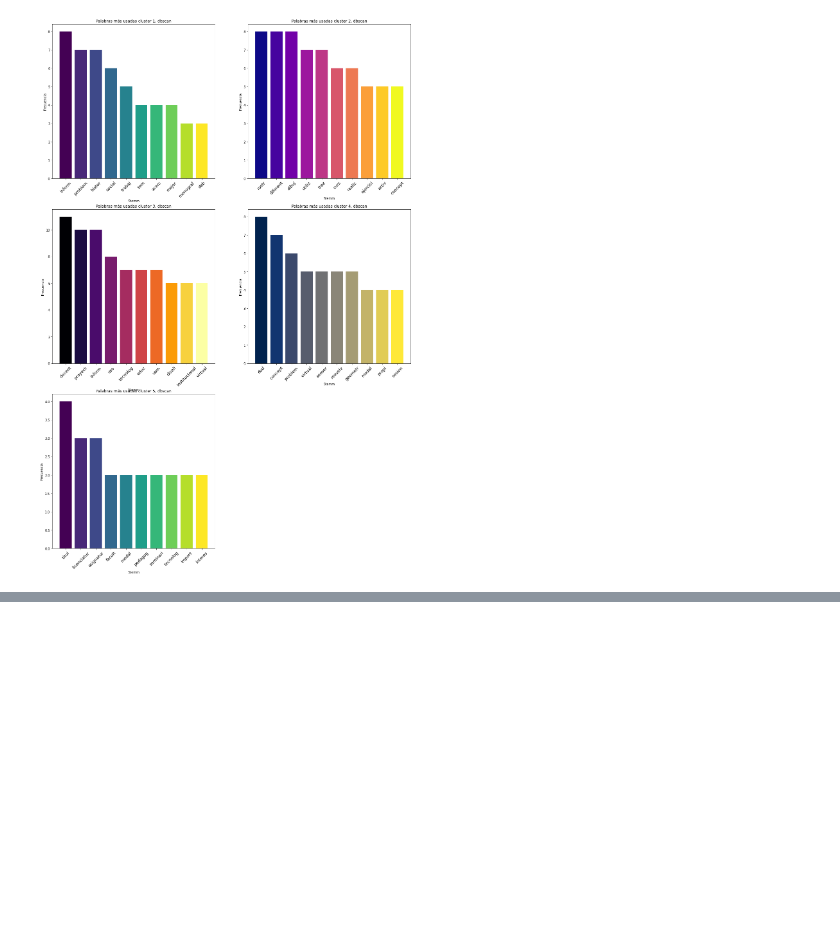
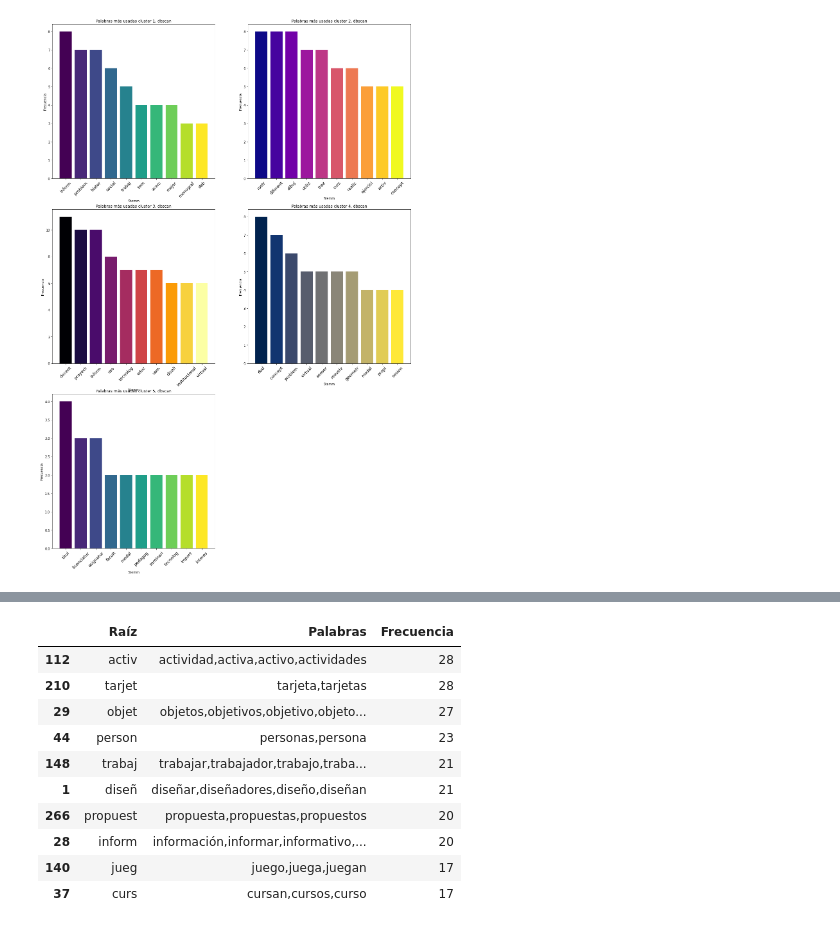
Before and after one commit to DanielaAndaluz/Aplicacion-de-algoritmos-de-clusterizacion-para-la-identificacion-de-patrones-en-las-reflexiones, a Jupyter notebook: Palabras-frecuentes.ipynb, the cells around one changed output, grey strips where cells are left out. Drawn from its saved outputs; the diff is of its cells as text; code cells hidden in the pictures; blank space fills up the shorter version.

```diff
--- a/Palabras-frecuentes.ipynb
+++ b/Palabras-frecuentes.ipynb
@@ -209,0 +235,14 @@ plt.savefig('dbscan.png')
+# %%
+palabras_from_stemm(df1km)
+# %% [output]
+|  | Raíz | Palabras | Frecuencia |
+| 112 | activ | actividad,activa,activo,actividades | 28 |
+| 210 | tarjet | tarjeta,tarjetas | 28 |
+| 29 | objet | objetos,objetivos,objetivo,objeto... | 27 |
+| 44 | person | personas,persona | 23 |
+| 148 | trabaj | trabajar,trabajador,trabajo,traba... | 21 |
+| 1 | diseñ | diseñar,diseñadores,diseño,diseñan | 21 |
+| 266 | propuest | propuesta,propuestas,propuestos | 20 |
+| 28 | inform | información,informar,informativo,... | 20 |
+| 140 | jueg | juego,juega,juegan | 17 |
+| 37 | curs | cursan,cursos,curso | 17 |
```
Also changed, not shown: parts of 14 cells of this notebook, 1 other file.
